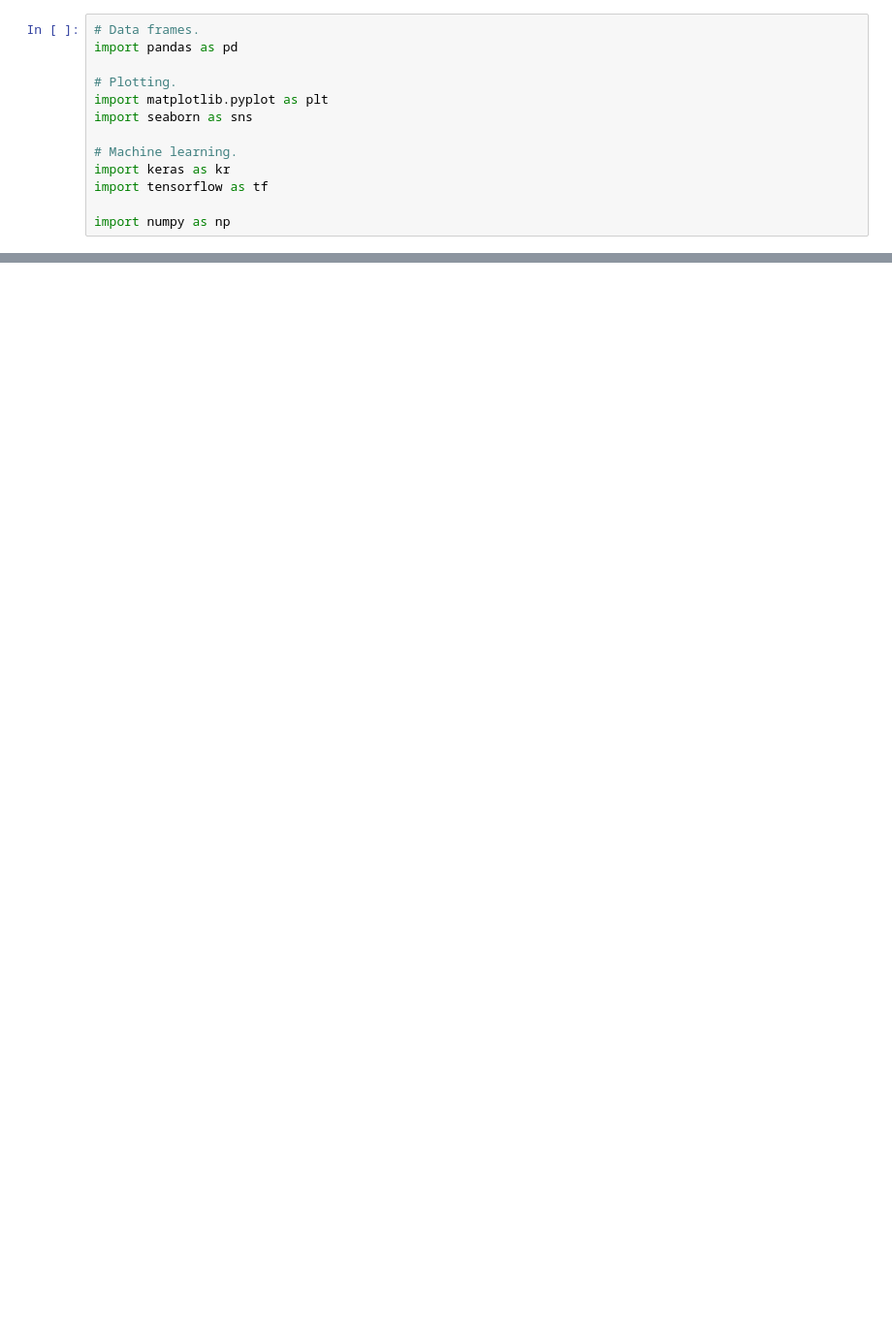
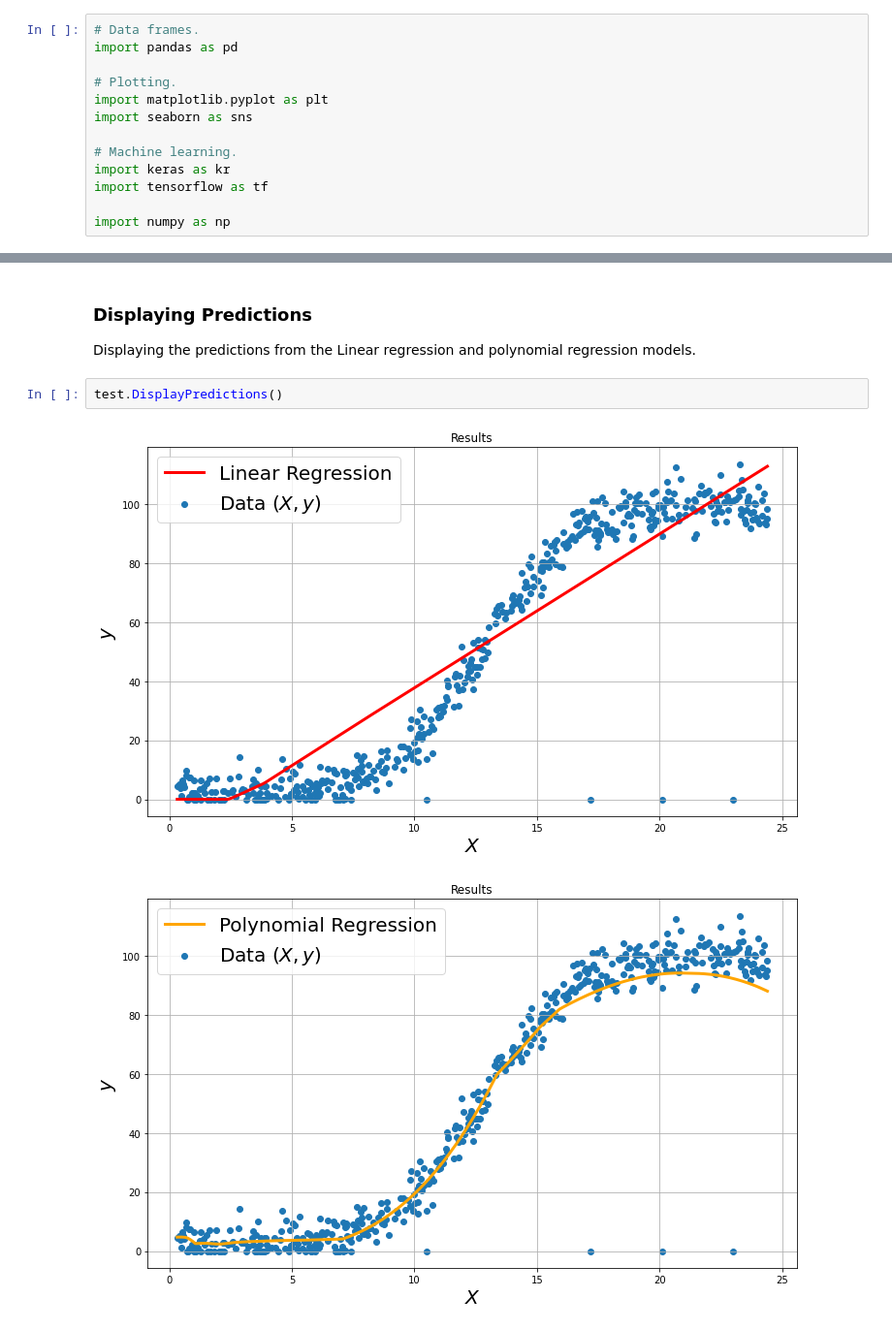
Before and after one commit to Tsroc/S7Project_EmergingTechnologies, a Jupyter notebook: Train-model.ipynb, the cells around one changed output, grey strips where cells are left out. Shown at 97% size. Drawn from its saved outputs; the diff is of its cells as text; blank space fills up the shorter version.

```diff
--- a/Train-model.ipynb
+++ b/Train-model.ipynb
@@ -245,0 +259,8 @@ Power prediction: 83.936
+# %% [markdown]
+### Displaying Predictions
+Displaying the predictions from the Linear regression and polynomial regression models.
+# %%
+test.DisplayPredictions()
+# %% [output]
+[figure, added]
+[figure, added]
```
Also changed, not shown: parts of 31 cells of this notebook, 4 other files.
